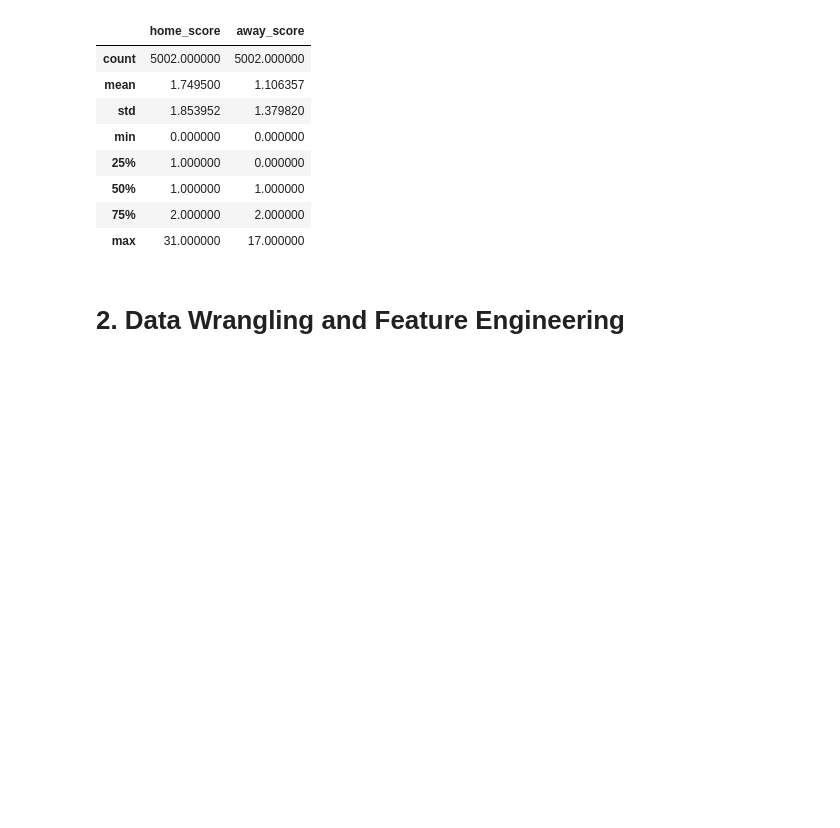
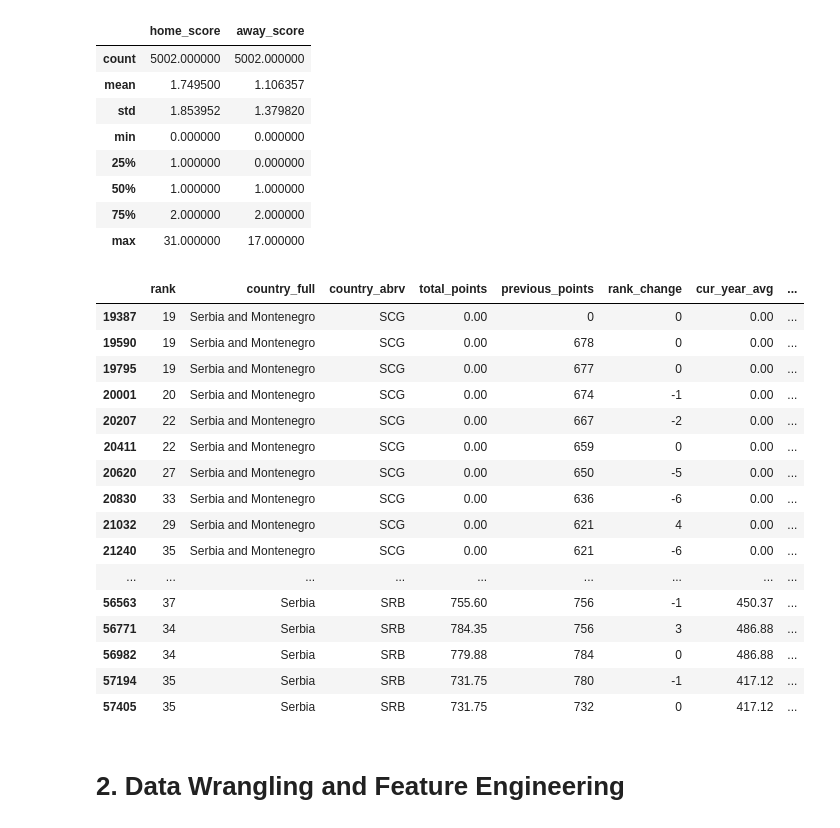
Before and after one commit to jeffc00/international-football-results, a Jupyter notebook: international-football-results.ipynb, the cells around one changed output. Cells and saved outputs as stored; diff of their text form; code cells hidden in the pictures; blank space fills up the shorter version.

```diff
--- a/international-football-results.ipynb
+++ b/international-football-results.ipynb
@@ -81,6 +81,26 @@ wc.describe() # we can see a slight difference at the average home_score and ave
 | 50% | 1.000000 | 1.000000 |
 | 75% | 2.000000 | 2.000000 |
 | max | 31.000000 | 17.000000 |
+# %%
+fifa[(fifa['country_full'] == 'Serbia') | (fifa['country_full'] == 'Serbia and Montenegro')].sort_values('rank_date')
+# %% [output]
+|  | rank | country_full | country_abrv | total_points | previous_points | rank_change | cur_year_avg | ... |
+| 19387 | 19 | Serbia and Montenegro | SCG | 0.00 | 0 | 0 | 0.00 | ... |
+| 19590 | 19 | Serbia and Montenegro | SCG | 0.00 | 678 | 0 | 0.00 | ... |
+| 19795 | 19 | Serbia and Montenegro | SCG | 0.00 | 677 | 0 | 0.00 | ... |
+| 20001 | 20 | Serbia and Montenegro | SCG | 0.00 | 674 | -1 | 0.00 | ... |
+| 20207 | 22 | Serbia and Montenegro | SCG | 0.00 | 667 | -2 | 0.00 | ... |
+| 20411 | 22 | Serbia and Montenegro | SCG | 0.00 | 659 | 0 | 0.00 | ... |
+| 20620 | 27 | Serbia and Montenegro | SCG | 0.00 | 650 | -5 | 0.00 | ... |
+| 20830 | 33 | Serbia and Montenegro | SCG | 0.00 | 636 | -6 | 0.00 | ... |
+| 21032 | 29 | Serbia and Montenegro | SCG | 0.00 | 621 | 4 | 0.00 | ... |
+| 21240 | 35 | Serbia and Montenegro | SCG | 0.00 | 621 | -6 | 0.00 | ... |
+| ... | ... | ... | ... | ... | ... | ... | ... | ... |
+| 56563 | 37 | Serbia | SRB | 755.60 | 756 | -1 | 450.37 | ... |
+| 56771 | 34 | Serbia | SRB | 784.35 | 756 | 3 | 486.88 | ... |
+| 56982 | 34 | Serbia | SRB | 779.88 | 784 | 0 | 486.88 | ... |
+| 57194 | 35 | Serbia | SRB | 731.75 | 780 | -1 | 417.12 | ... |
+| 57405 | 35 | Serbia | SRB | 731.75 | 732 | 0 | 417.12 | ... |
 # %% [markdown]
 # 2. Data Wrangling and Feature Engineering
 # %%
```
Also changed, not shown: parts of 10 cells of this notebook, 1 other file.
